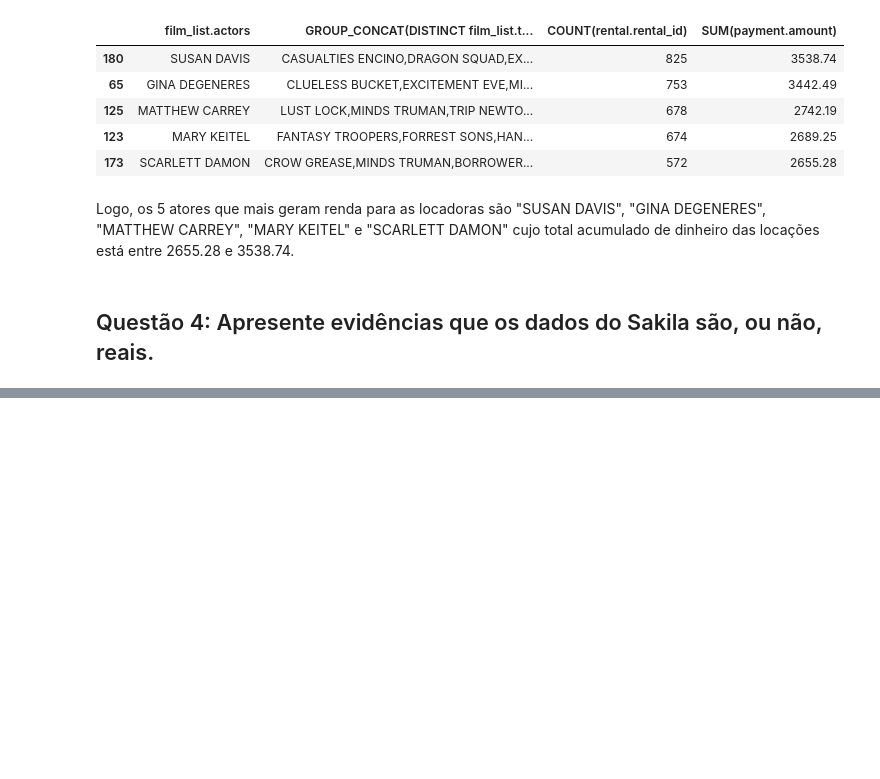
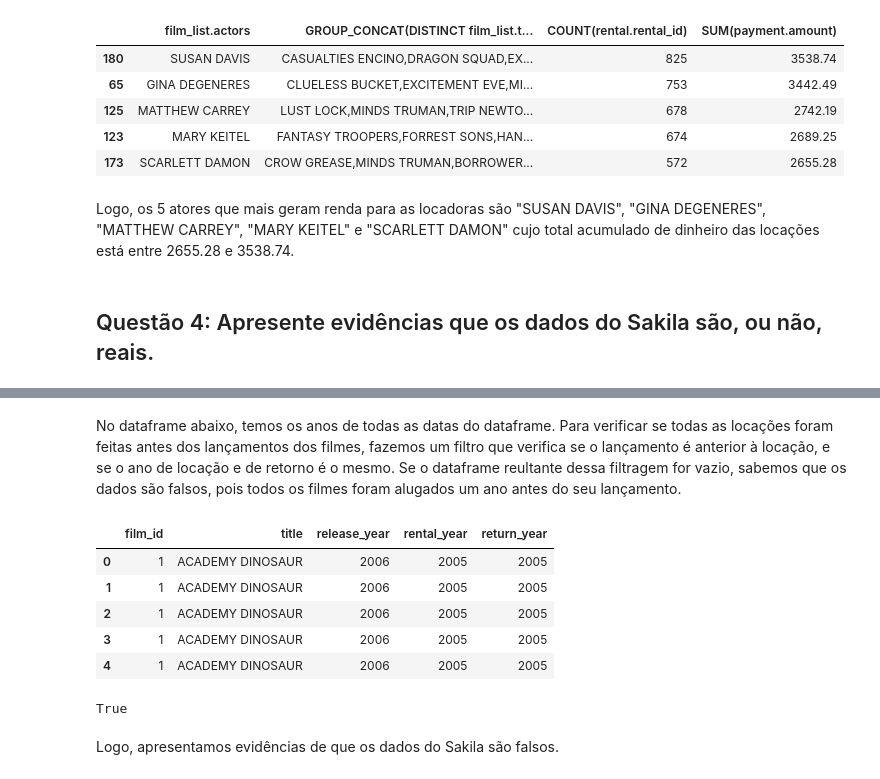
Before and after one commit to iblucher/MAC0459, a Jupyter notebook: Sakila.ipynb, the cells around one changed output, grey strips where cells are left out. Saved outputs shown, nothing was run; the diff lists cells and outputs as text; code cells hidden in the pictures; blank space fills up the shorter version.

```diff
--- a/Sakila.ipynb
+++ b/Sakila.ipynb
@@ -211,0 +240,25 @@ Logo, os 5 atores que mais geram renda para as locadoras são "SUSAN DAVIS", "GI
+# %%
+def releaseYearToDate(year):
+    date = datetime.strptime(str(year), '%Y')
+    return date.year
+# %%
+def rentalToDate(d):
+    date = datetime.strptime(str(d), '%Y-%m-%d %H:%M:%S.%f')
+    return date.year
+# %%
+dates_comparison = q4.copy().dropna()
+# %% [markdown]
+No dataframe abaixo, temos os anos de todas as datas do dataframe. Para verificar se todas as locações foram feitas antes dos lançamentos dos filmes, fazemos um filtro que verifica se o lançamento é anterior à locação, e se o ano de locação e de retorno é o mesmo. Se o dataframe reultante dessa filtragem for vazio, sabemos que os dados são falsos, pois todos os filmes foram alugados um ano antes do seu lançamento.
+# %%
+dates_comparison['release_year'] = map(lambda d: releaseYearToDate(d), dates_comparison['release_year'])
+dates_comparison['rental_year'] = map(lambda d: rentalToDate(d), dates_comparison['rental_date'])
+dates_comparison['return_year'] = map(lambda d: rentalToDate(d), dates_comparison['return_date'])
+dates_comparison = dates_comparison.drop(columns = ['rental_date', 'return_date'])
+dates_comparison.head()
+# %% [output]
+|  | film_id | title | release_year | rental_year | return_year |
+| 0 | 1 | ACADEMY DINOSAUR | 2006 | 2005 | 2005 |
+| 1 | 1 | ACADEMY DINOSAUR | 2006 | 2005 | 2005 |
+| 2 | 1 | ACADEMY DINOSAUR | 2006 | 2005 | 2005 |
+| 3 | 1 | ACADEMY DINOSAUR | 2006 | 2005 | 2005 |
+| 4 | 1 | ACADEMY DINOSAUR | 2006 | 2005 | 2005 |
@@ -211,0 +267,6 @@ Logo, os 5 atores que mais geram renda para as locadoras são "SUSAN DAVIS", "GI
+# %%
+result.empty
+# %% [output]
+True
+# %% [markdown]
+Logo, apresentamos evidências de que os dados do Sakila são falsos.
```
Also changed, not shown: parts of 8 cells of this notebook.
